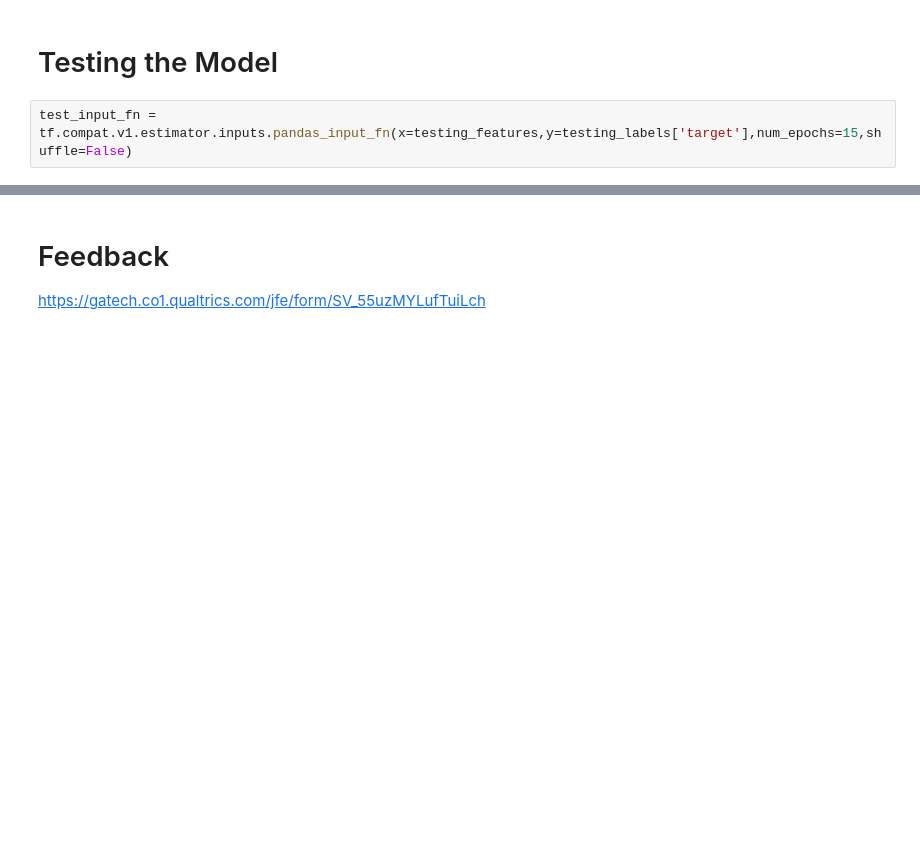
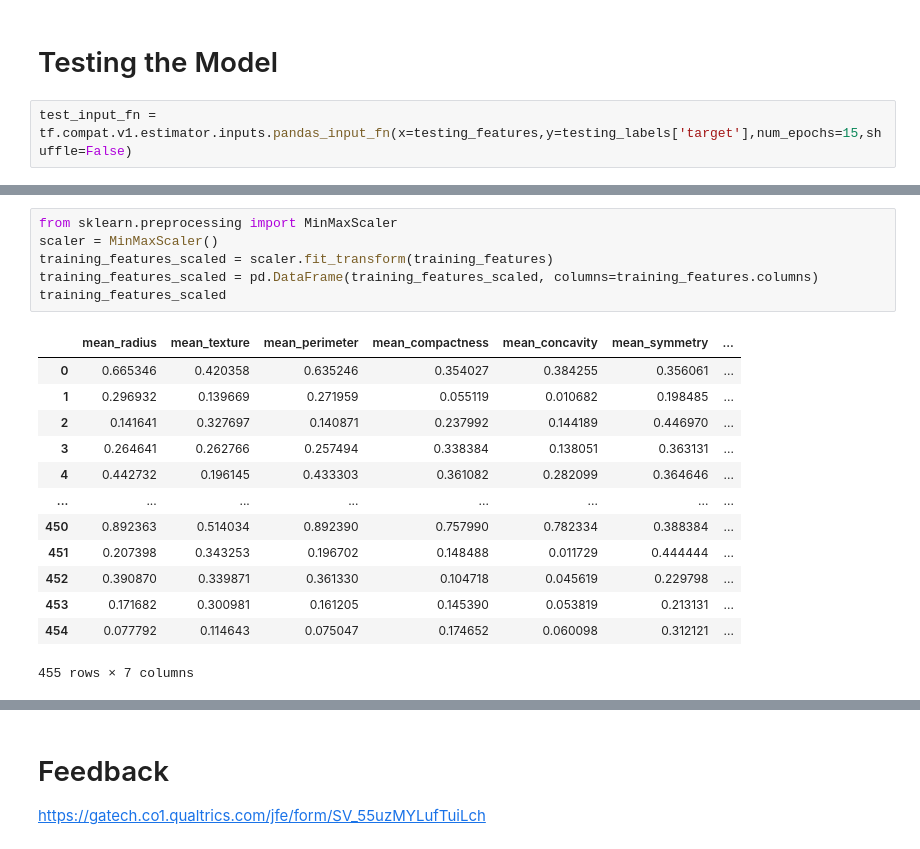
Before and after one commit to chrisblanton/gatech_machine_learning, a Jupyter notebook: Applications of Machine Learning.ipynb, the cells around one changed output, grey strips where cells are left out. Saved outputs shown, nothing was run; the diff lists cells and outputs as text; blank space fills up the shorter version.

```diff
--- a/Applications of Machine Learning.ipynb
+++ b/Applications of Machine Learning.ipynb
@@ -356,0 +633,20 @@ print("Accuracy = {}".format(accuracy_score))
+# %%
+from sklearn.preprocessing import MinMaxScaler
+scaler = MinMaxScaler()
+training_features_scaled = scaler.fit_transform(training_features)
+training_features_scaled = pd.DataFrame(training_features_scaled, columns=training_features.columns)
+training_features_scaled
+# %% [output]
+|  | mean_radius | mean_texture | mean_perimeter | mean_compactness | mean_concavity | mean_symmetry | ... |
+| 0 | 0.665346 | 0.420358 | 0.635246 | 0.354027 | 0.384255 | 0.356061 | ... |
+| 1 | 0.296932 | 0.139669 | 0.271959 | 0.055119 | 0.010682 | 0.198485 | ... |
+| 2 | 0.141641 | 0.327697 | 0.140871 | 0.237992 | 0.144189 | 0.446970 | ... |
+| 3 | 0.264641 | 0.262766 | 0.257494 | 0.338384 | 0.138051 | 0.363131 | ... |
+| 4 | 0.442732 | 0.196145 | 0.433303 | 0.361082 | 0.282099 | 0.364646 | ... |
+| ... | ... | ... | ... | ... | ... | ... | ... |
+| 450 | 0.892363 | 0.514034 | 0.892390 | 0.757990 | 0.782334 | 0.388384 | ... |
+| 451 | 0.207398 | 0.343253 | 0.196702 | 0.148488 | 0.011729 | 0.444444 | ... |
+| 452 | 0.390870 | 0.339871 | 0.361330 | 0.104718 | 0.045619 | 0.229798 | ... |
+| 453 | 0.171682 | 0.300981 | 0.161205 | 0.145390 | 0.053819 | 0.213131 | ... |
+| 454 | 0.077792 | 0.114643 | 0.075047 | 0.174652 | 0.060098 | 0.312121 | ... |
+455 rows × 7 columns
```
Also changed, not shown: parts of 38 cells of this notebook, 1 other file.
